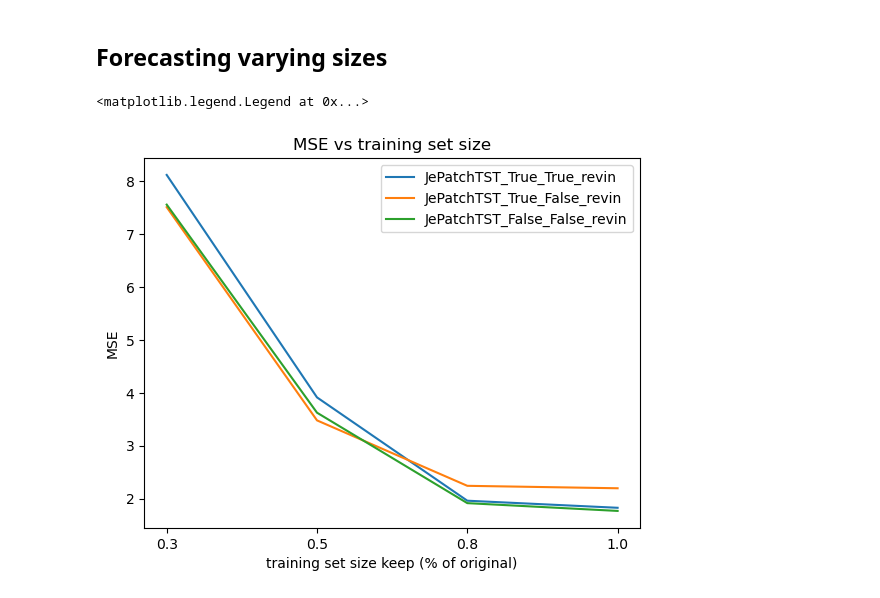
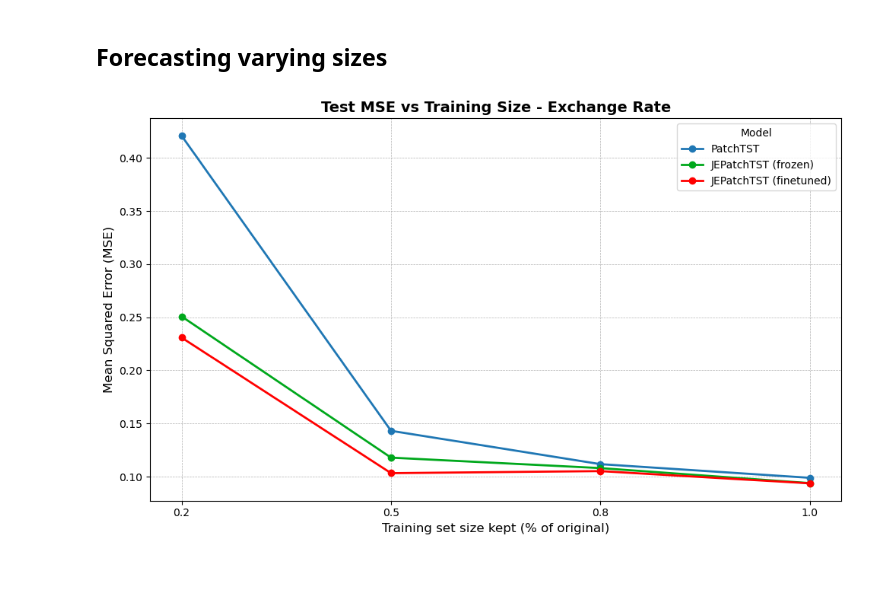
Before and after one commit to vilhess/JEPAtchTST, a Jupyter notebook: results.ipynb, the cells around one changed output. Drawn from its saved outputs; the diff is of its cells as text; code cells hidden in the pictures; blank space fills up the shorter version.

```diff
--- a/results.ipynb
+++ b/results.ipynb
@@ -318,23 +150,42 @@ df.T
 # %% [markdown]
 ## Forecasting varying sizes
-# %%
-df = pd.read_json('forecasting/results/mse_vary.json')
-
-DATASET="national_illness"
-cols = df.columns.astype(str).str.contains(DATASET)==True
-df = df.loc[:, cols]
-
-
-df.columns = df.columns.str.replace(DATASET, "")
-
-import matplotlib.pyplot as plt
-
-for model in df.index:
-    plt.plot(df.columns, df.loc[model], label=model)
-plt.xlabel('training set size keep (% of original)')
-plt.ylabel('MSE')
-plt.title('MSE vs training set size')
-plt.legend()
-# %% [output]
-<matplotlib.legend.Legend at 0x...>
-[figure, removed]
+# %%
+import pandas as pd
+import matplotlib.pyplot as plt
+import seaborn as sns
+
+df = pd.read_json('forecasting/results/mse_vary.json')
+
+label_mapping = {
+    "JePatchTST_True_True_revin": "PatchTST",
+    "JePatchTST_True_False_revin": "JEPatchTST (frozen)",
+    "JePatchTST_False_False_revin": "JEPatchTST (finetuned)",
+}
+colors = {
+    "JePatchTST_True_True_revin": "#1f77b4",
+    "JePatchTST_True_False_revin": "#00a81c",
+    "JePatchTST_False_False_revin": "#ff0000",
+}
+
+DATASET="exchange_rate"
+
+cols = df.columns.astype(str).str.contains(DATASET)
+subdf = df.loc[:, cols].copy()
+subdf.columns = subdf.columns.str.replace(DATASET, "", regex=False)
+fig, ax = plt.subplots(figsize=(10, 6))
+
+for model in subdf.index:
+    label = label_mapping.get(model, model)
+    ax.plot(subdf.columns, subdf.loc[model], marker='o', linewidth=2, label=label, color=colors.get(model, "#000000"))
+ax.set_xlabel('Training set size kept (% of original)', fontsize=12)
+ax.set_ylabel('Mean Squared Error (MSE)', fontsize=12)
+ax.set_title(f'Test MSE vs Training Size - {DATASET.replace("_", " ").title()}', fontsize=14, weight='bold')
+ax.legend(title="Model", fontsize=10)
+ax.grid(True, which='both', linestyle='--', linewidth=0.5)
+plt.xticks(fontsize=10)
+plt.yticks(fontsize=10)
+plt.tight_layout()
+plt.savefig("vary_size.png", dpi=300)
+plt.show()
+# %% [output]
+[figure, added]
```
Also changed, not shown: parts of 14 cells of this notebook, 17 other files.
